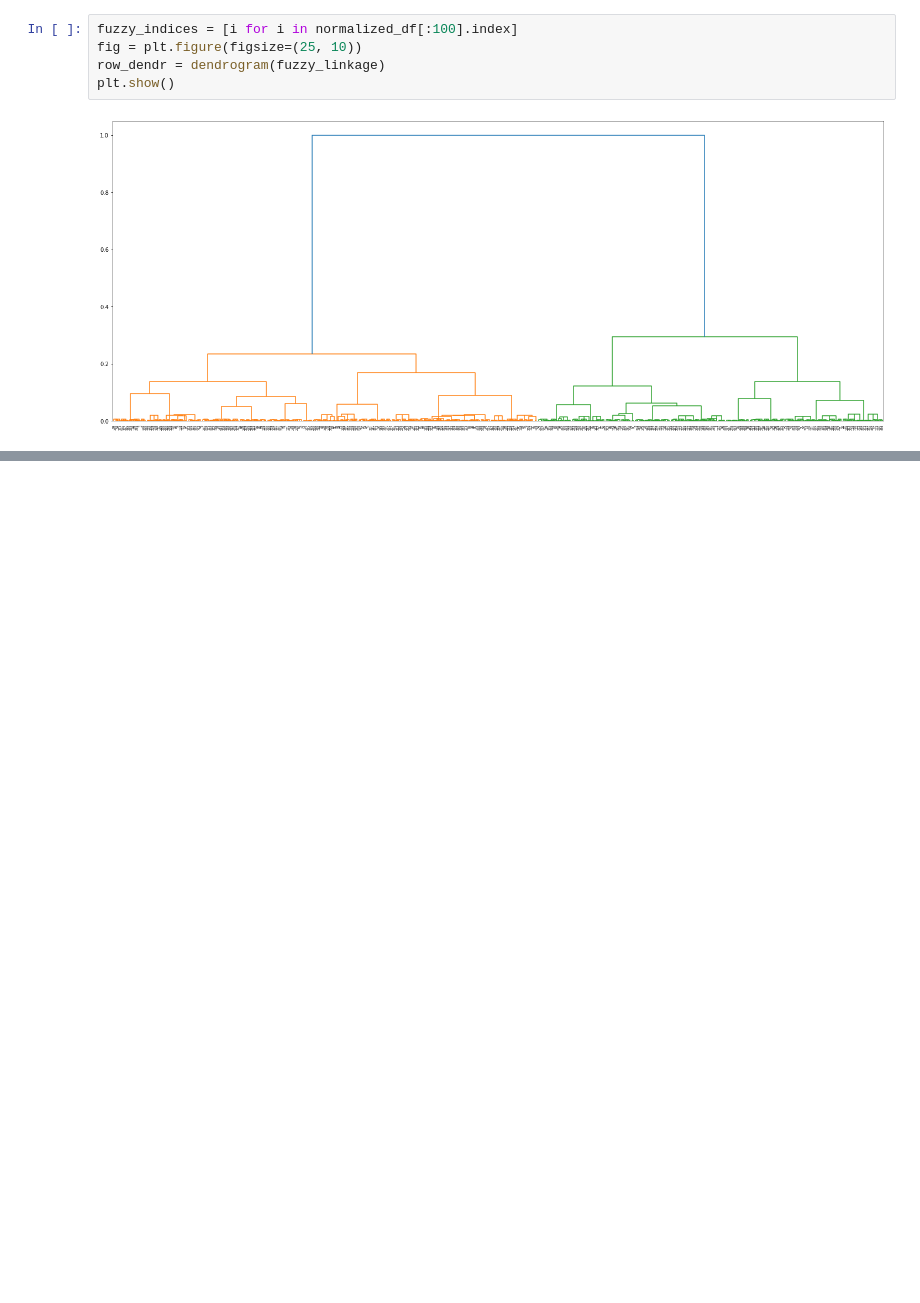
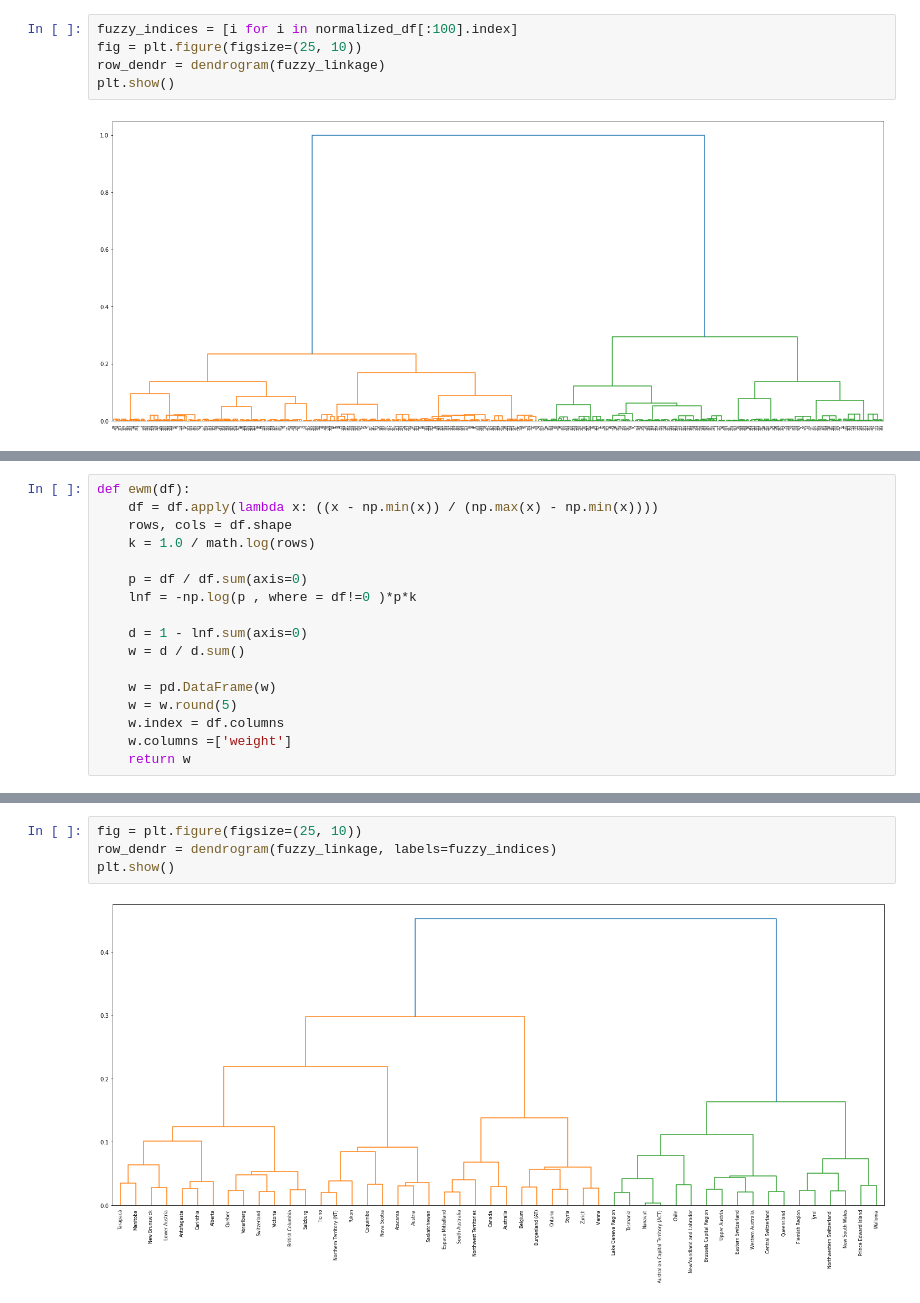
Before and after one commit to PrayashJoshi/USA-States-Sustainability-FuzzyEnsemble, a Jupyter notebook: src/model/dummy_dendrogram/dendrogram_model.ipynb, the cells around one changed output, grey strips where cells are left out. Drawn from its saved outputs; the diff is of its cells as text; blank space fills up the shorter version.

```diff
--- a/src/model/dummy_dendrogram/dendrogram_model.ipynb
+++ b/src/model/dummy_dendrogram/dendrogram_model.ipynb
@@ -518,0 +800,17 @@ plt.show()
+# %%
+def ewm(df):
+    df = df.apply(lambda x: ((x - np.min(x)) / (np.max(x) - np.min(x))))
+    rows, cols = df.shape
+    k = 1.0 / math.log(rows)
+
+    p = df / df.sum(axis=0)
+    lnf = -np.log(p , where = df!=0 )*p*k
+
+    d = 1 - lnf.sum(axis=0)
+    w = d / d.sum()
+
+    w = pd.DataFrame(w)
+    w = w.round(5)
+    w.index = df.columns
+    w.columns =['weight']
+    return w
@@ -518,0 +931,6 @@ plt.show()
+# %%
+fig = plt.figure(figsize=(25, 10))
+row_dendr = dendrogram(fuzzy_linkage, labels=fuzzy_indices)
+plt.show()
+# %% [output]
+[figure, added]
```
Also changed, not shown: parts of 11 cells of this notebook.
